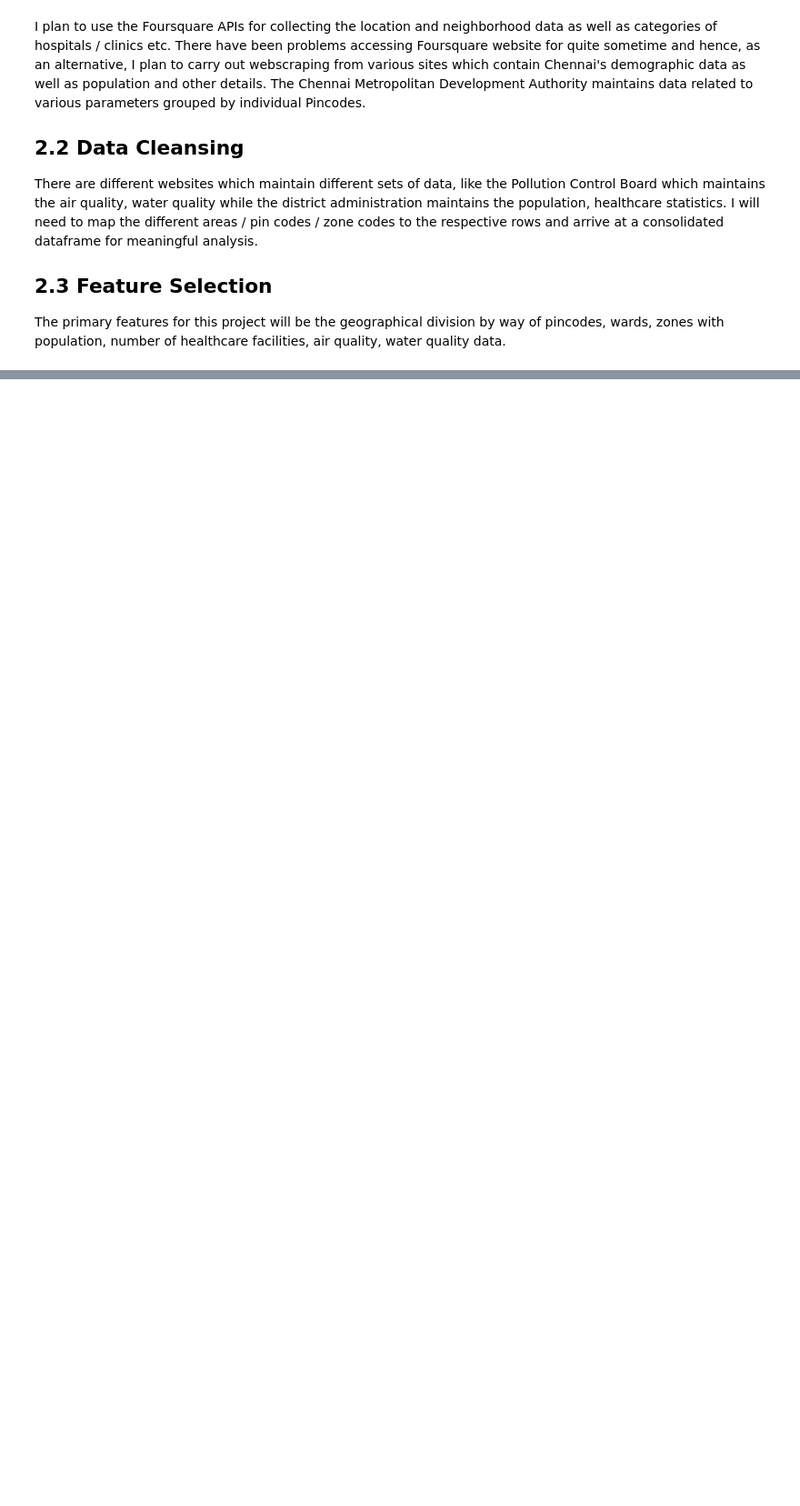
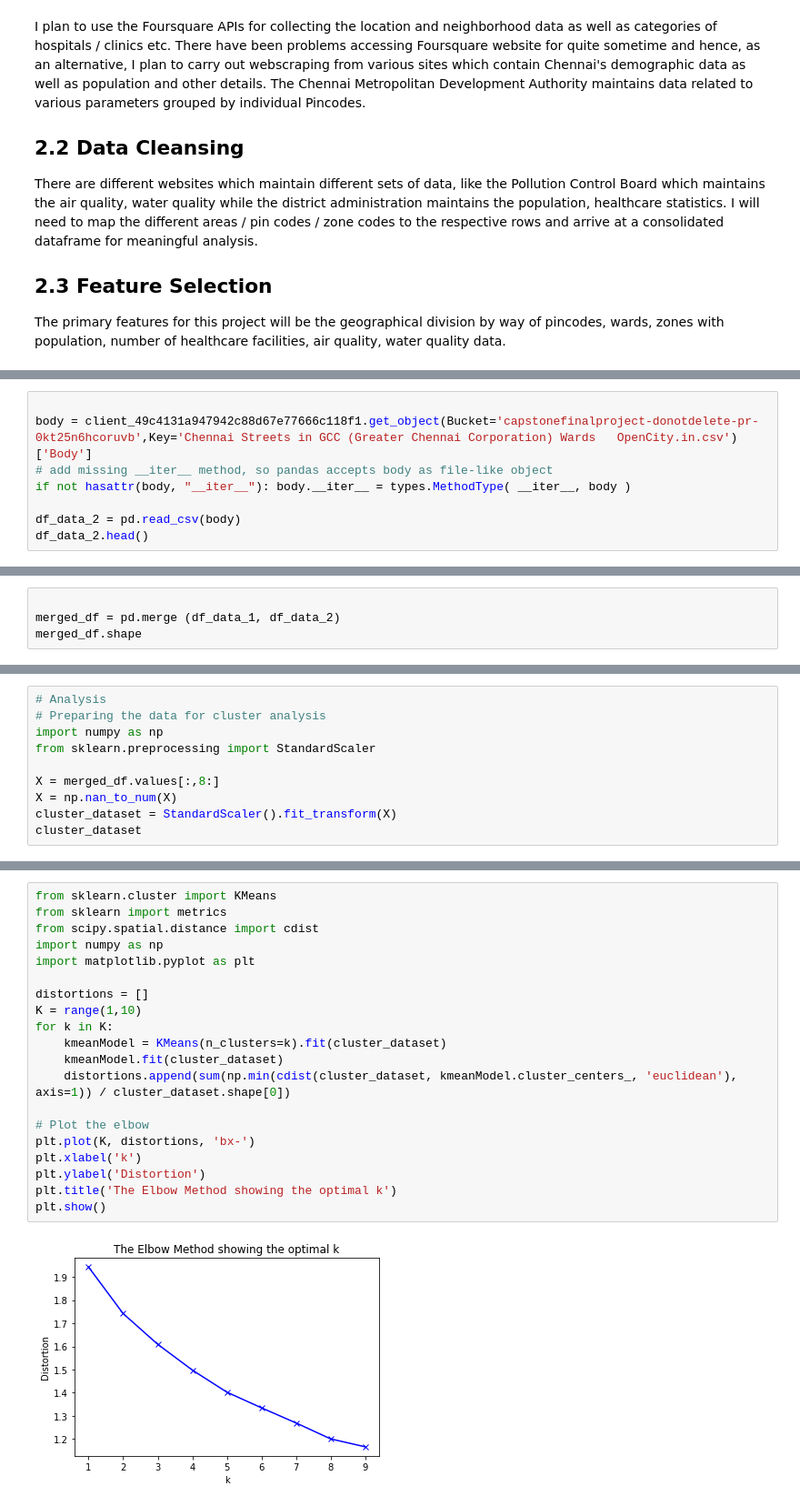
Before and after one commit to tsn12345-git/-Coursera_Capstone, a Jupyter notebook: Capstone Final Project.ipynb, the cells around one changed output, grey strips where cells are left out. Shown at 91% size. Saved outputs shown, nothing was run; the diff lists cells and outputs as text; blank space fills up the shorter version.

```diff
--- a/Capstone Final Project.ipynb
+++ b/Capstone Final Project.ipynb
@@ -32,0 +71,8 @@ The primary features for this project will be the geographical division by way o
+# %%
+
+body = client_49c4131a947942c88d67e77666c118f1.get_object(Bucket='capstonefinalproject-donotdelete-pr-0kt25n6hcoruvb',Key='Chennai Streets in GCC (Greater Chennai Corporation) Wards   OpenCity.in.csv')['Body']
+# add missing __iter__ method, so pandas accepts body as file-like object
+if not hasattr(body, "__iter__"): body.__iter__ = types.MethodType( __iter__, body )
+
+df_data_2 = pd.read_csv(body)
+df_data_2.head()
@@ -32,0 +86,4 @@ The primary features for this project will be the geographical division by way o
+# %%
+
+merged_df = pd.merge (df_data_1, df_data_2)
+merged_df.shape
@@ -32,0 +117,10 @@ The primary features for this project will be the geographical division by way o
+# %%
+# Analysis
+# Preparing the data for cluster analysis
+import numpy as np
+from sklearn.preprocessing import StandardScaler
+
+X = merged_df.values[:,8:]
+X = np.nan_to_num(X)
+cluster_dataset = StandardScaler().fit_transform(X)
+cluster_dataset
@@ -32,0 +135,22 @@ The primary features for this project will be the geographical division by way o
+# %%
+from sklearn.cluster import KMeans
+from sklearn import metrics
+from scipy.spatial.distance import cdist
+import numpy as np
+import matplotlib.pyplot as plt
+
+distortions = []
+K = range(1,10)
+for k in K:
+    kmeanModel = KMeans(n_clusters=k).fit(cluster_dataset)
+    kmeanModel.fit(cluster_dataset)
+    distortions.append(sum(np.min(cdist(cluster_dataset, kmeanModel.cluster_centers_, 'euclidean'), axis=1)) / cluster_dataset.shape[0])
+
+# Plot the elbow
+plt.plot(K, distortions, 'bx-')
+plt.xlabel('k')
+plt.ylabel('Distortion')
+plt.title('The Elbow Method showing the optimal k')
+plt.show()
+# %% [output]
+[figure, added]
```
Also changed, not shown: parts of 11 cells of this notebook.
